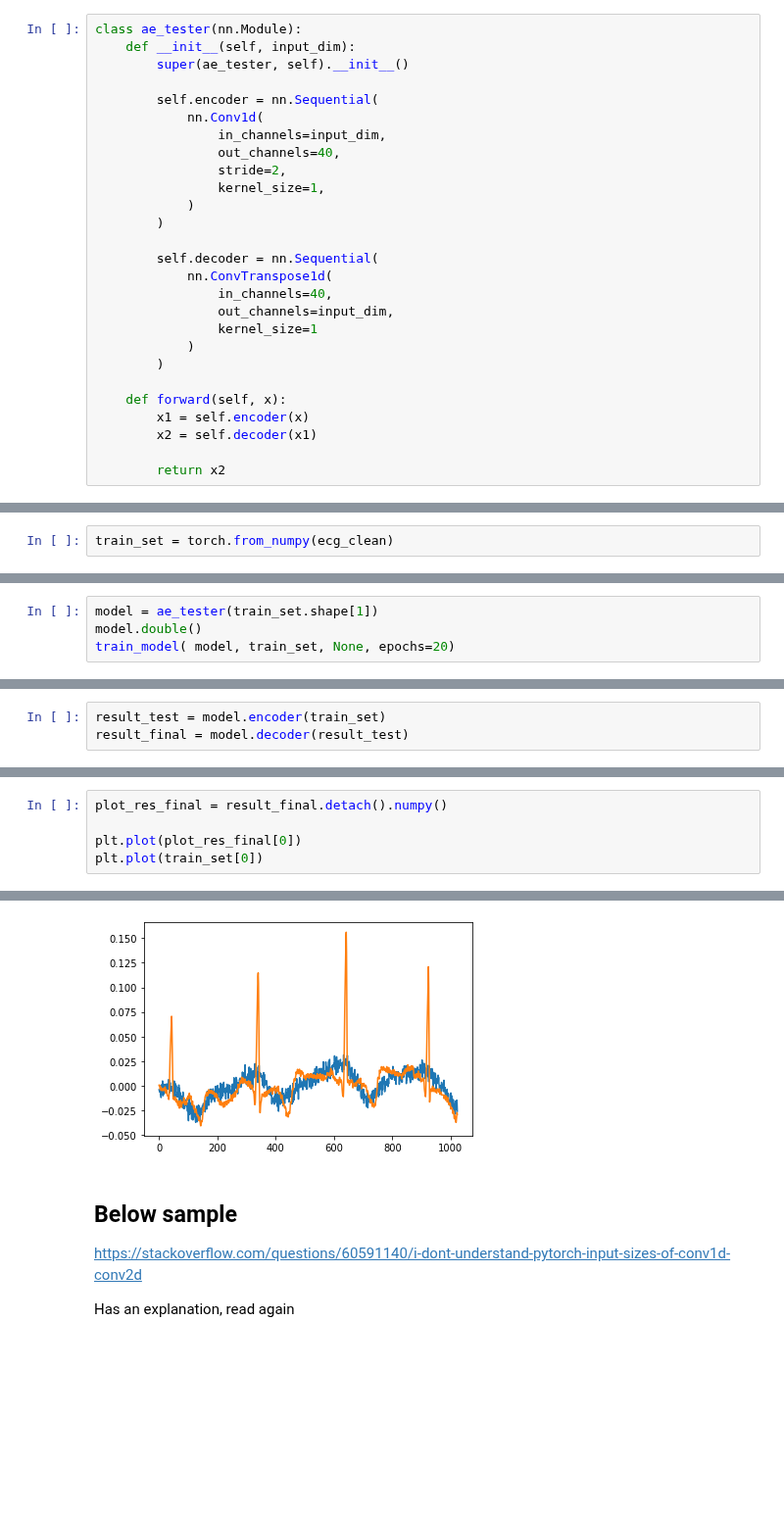
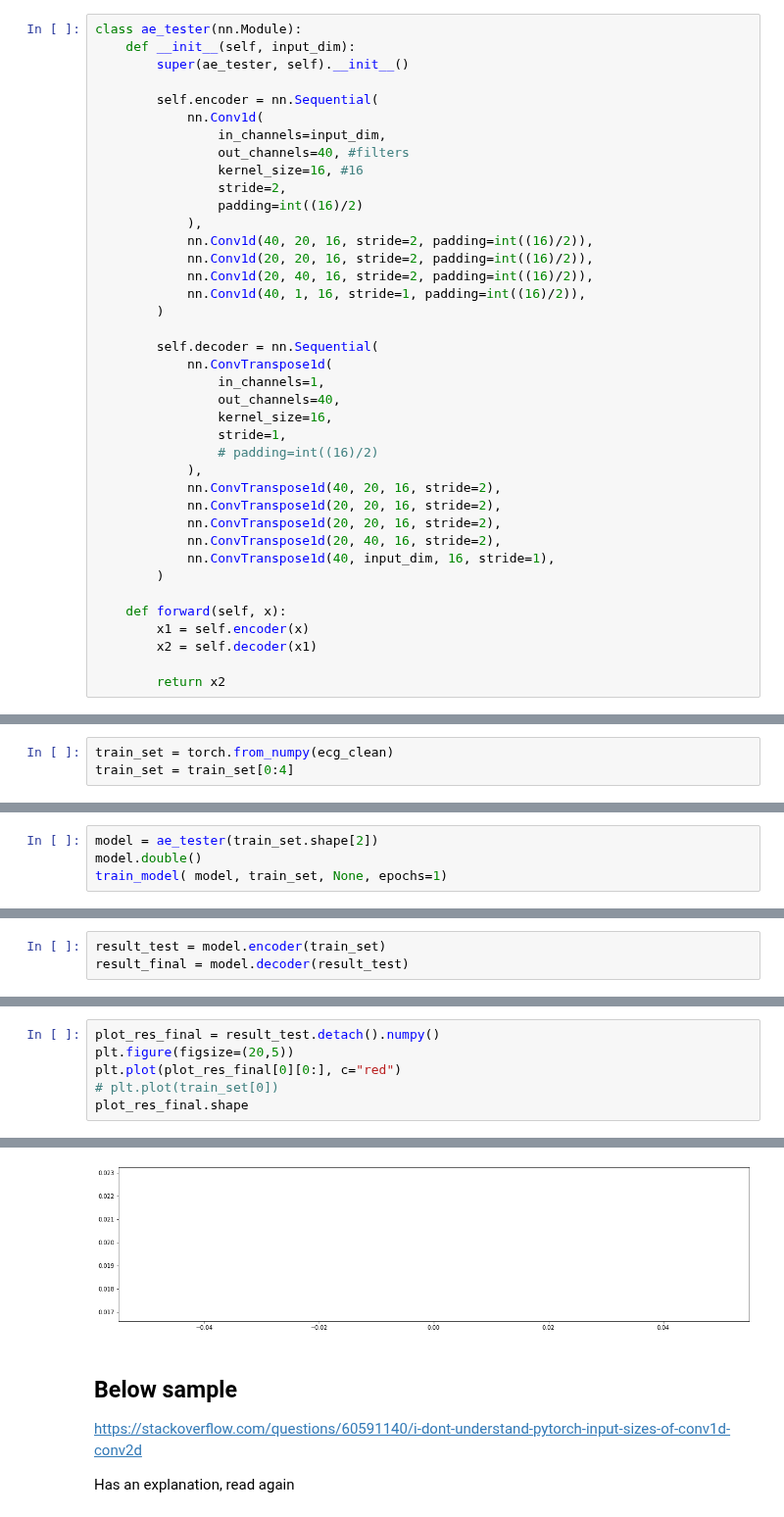
Before and after one commit to enzlaur/pytorch-ml-tuts, a Jupyter notebook: scratch03.ipynb, the cells around one changed output, grey strips where cells are left out. Shown at 98% size. Drawn from its saved outputs; the diff is of its cells as text; blank space fills up the shorter version.

```diff
--- a/scratch03.ipynb
+++ b/scratch03.ipynb
@@ -48,18 +54,30 @@ class ae_tester(nn.Module):
         self.encoder = nn.Sequential(
             nn.Conv1d(
                 in_channels=input_dim,
-                out_channels=40,
+                out_channels=40, #filters
+                kernel_size=16, #16
                 stride=2,
-                kernel_size=1,
-            )
+                padding=int((16)/2)
+            ),
+            nn.Conv1d(40, 20, 16, stride=2, padding=int((16)/2)),
+            nn.Conv1d(20, 20, 16, stride=2, padding=int((16)/2)),
+            nn.Conv1d(20, 40, 16, stride=2, padding=int((16)/2)),
+            nn.Conv1d(40, 1, 16, stride=1, padding=int((16)/2)),
         )
 
         self.decoder = nn.Sequential(
             nn.ConvTranspose1d(
-                in_channels=40,
-                out_channels=input_dim,
-                kernel_size=1
-            )
+                in_channels=1,
+                out_channels=40,
+                kernel_size=16,
+                stride=1,
+                # padding=int((16)/2)
+            ),
+            nn.ConvTranspose1d(40, 20, 16, stride=2),
+            nn.ConvTranspose1d(20, 20, 16, stride=2),
+            nn.ConvTranspose1d(20, 20, 16, stride=2),
+            nn.ConvTranspose1d(20, 40, 16, stride=2),
+            nn.ConvTranspose1d(40, input_dim, 16, stride=1),
         )
 
     def forward(self, x):
@@ -96,2 +117,3 @@ def train_model(model, train_set, lr, epochs):
 # %%
 train_set = torch.from_numpy(ecg_clean)
+train_set = train_set[0:4]
@@ -98,5 +122,5 @@ train_set = torch.from_numpy(ecg_clean)
 # %%
-model = ae_tester(train_set.shape[1])
+model = ae_tester(train_set.shape[2])
 model.double()
-train_model( model, train_set, None, epochs=20)
+train_model( model, train_set, None, epochs=1)
 # %% [output]
@@ -127,6 +141,7 @@ result_final = model.decoder(result_test)
 # %%
-plot_res_final = result_final.detach().numpy()
-
-plt.plot(plot_res_final[0])
-plt.plot(train_set[0])
+plot_res_final = result_test.detach().numpy()
+plt.figure(figsize=(20,5))
+plt.plot(plot_res_final[0][0:], c="red")
+# plt.plot(train_set[0])
+plot_res_final.shape
 # %% [output]
@@ -134,4 +149,4 @@ plt.plot(train_set[0])
-[figure, old version]
+[figure, new version]
 # %% [markdown]
 ## Below sample
 
```
Also changed, not shown: parts of 14 cells of this notebook.
